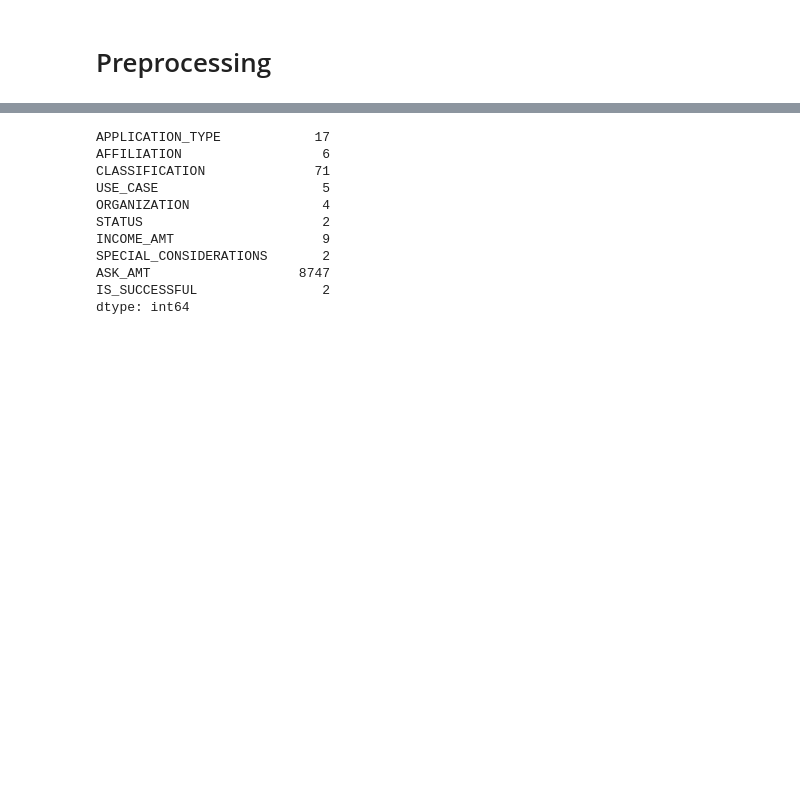
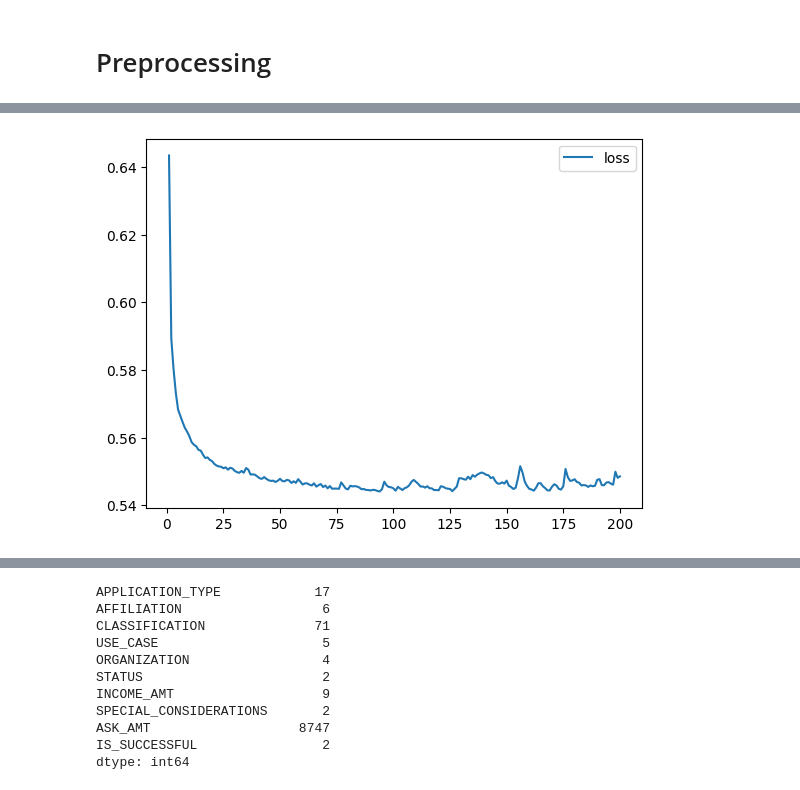
Before and after one commit to equitymarkets/deep-learning-challenge, a Jupyter notebook: Deep Learning Challenge/AlphabetSoupCharity_Optimization.ipynb, the cells around one changed output, grey strips where cells are left out. Drawn from its saved outputs; the diff is of its cells as text; code cells hidden in the pictures; blank space fills up the shorter version.

Commit message:
added matplotlib accuracy plot

```diff
--- a/Deep Learning Challenge/AlphabetSoupCharity_Optimization.ipynb
+++ b/Deep Learning Challenge/AlphabetSoupCharity_Optimization.ipynb
@@ -20,0 +173,10 @@ application_df.head()
+# %%
+# Create a StandardScaler instances
+scaler = StandardScaler()
+
+# Fit the StandardScaler
+X_scaler = scaler.fit(X_train)
+
+# Scale the data
+X_train_scaled = X_scaler.transform(X_train)
+X_test_scaled = X_scaler.transform(X_test)
@@ -20,0 +189,19 @@ application_df.head()
+# %%
+# In the first example I will add layers to the model
+
+# First hidden layer
+nn.add(tf.keras.layers.Dense(units=160, activation="relu", input_dim=35))
+
+# Second hidden layer
+nn.add(tf.keras.layers.Dense(units=60, activation="relu"))
+
+# Third hidden layer
+nn.add(tf.keras.layers.Dense(units=40, activation="softmax"))
+
+# Fourth hidden layer
+nn.add(tf.keras.layers.Dense(units=20, activation="softmax"))
+# Output layer
+nn.add(tf.keras.layers.Dense(units=1, activation="sigmoid"))
+
+# Check the structure of the model
+nn.summary()
@@ -20,0 +228,6 @@ application_df.head()
+# %%
+# Compile the model
+nn.compile(loss="binary_crossentropy", optimizer="adam", metrics=["accuracy"])
+# %%
+# Train the model
+fit_model = nn.fit(X_train_scaled,y_train,epochs=200)
@@ -20,0 +259,9 @@ application_df.head()
+# %%
+
+
+history_df = pd.DataFrame(fit_model.history)
+history_df.index += 1
+history_df.plot(y="loss")
+plt.show()
+# %% [output]
+[figure, added]
```
Also changed, not shown: parts of 64 cells of this notebook.
